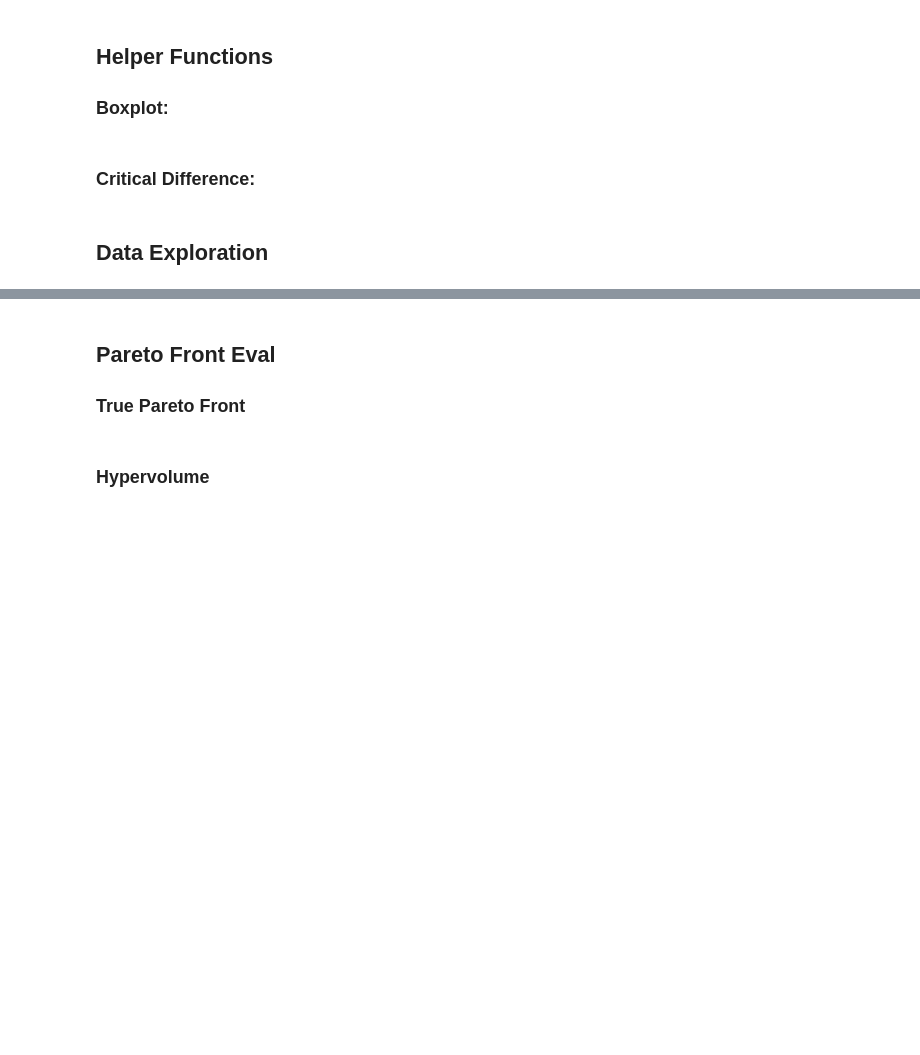
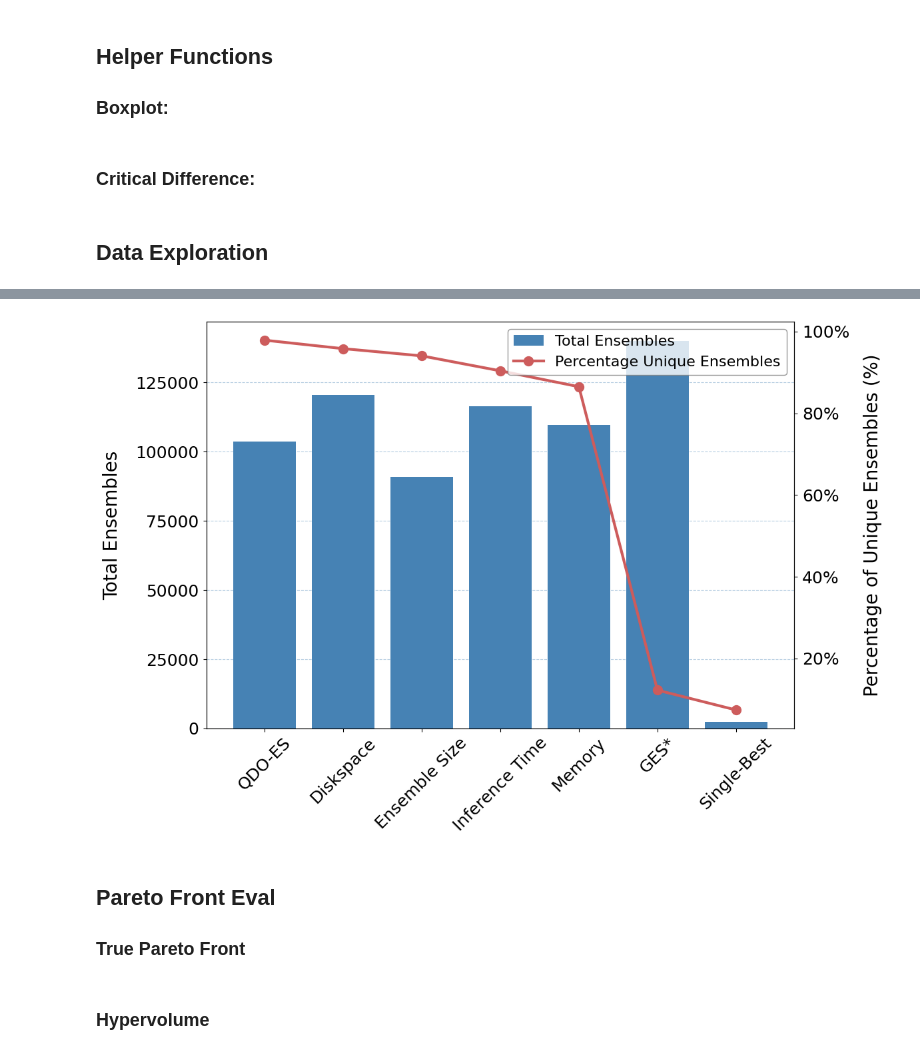
Before and after one commit to Atraxus/HA-ES, a Jupyter notebook: notebooks/plotting.ipynb, the cells around one changed output, grey strips where cells are left out. Saved outputs shown, nothing was run; the diff lists cells and outputs as text; code cells hidden in the pictures; blank space fills up the shorter version.

```diff
--- a/notebooks/plotting.ipynb
+++ b/notebooks/plotting.ipynb
@@ -14,11 +14,10 @@ import numpy as np
 import pandas as pd
 import pygmo as pg
 import seaborn as sns
+import os
+import sys
+sys.path.append("..")
 
-import math
-import os
-
-from autorank._util import get_sorted_rank_groups
 from autorank import autorank, plot_stats
 from tabrepo import load_repository
 
@@ -28,9 +27,10 @@ method_id_name_dict = {
     "QO": "QO-ES",
     "QDO": "QDO-ES",
     "ENS_SIZE_QDO": "Ensemble Size",
-    #"INFER_TIME_QDO": "Inference Time",
-    "INFER_TIME_QDO": "HAPEns",
-    "MEMORY_QDO": "Memory",
+    "INFER_TIME_QDO": "Inference Time",
+    #"INFER_TIME_QDO": "HAPEns",
+    #"MEMORY_QDO": "Memory",
+    "MEMORY_QDO": "HAPEns",
     "DISK_QDO": "Diskspace",
 }
 infer_time_weights = np.linspace(0, 1, num=20)[1:]
@@ -41,10 +41,10 @@ for id, name in zip(multi_ges_method_ids, multi_ges_method_names):
     method_id_name_dict[id] = name
 
 print("Loading data. This might take a while...")
-df = pd.read_csv("../data/full.csv")
+df = pd.read_csv("../data/base_ours_globalnorm.csv")
 
 # Map method IDs to names
-method_id_name_dict["MULTI_GES-0.79"] = "Multi-GES"
+# method_id_name_dict["MULTI_GES-0.68"] = "Multi-GES"
 if "method" in df.columns:
     df["method_name"] = df["method"].map(method_id_name_dict)
 else:
@@ -296,59 +343,61 @@ interactive_boxplot(df, column_options)
 import matplotlib.ticker as mticker
 # Group the DataFrame by 'method_name' and compute total and unique counts
 result_df = df.groupby('method_name').agg(
-    total_solutions=('models_used', 'count'),
-    unique_solutions=('models_used', 'nunique')
+    total_ensembles=('models_used', 'count'),
+    unique_ensembles=('models_used', 'nunique')
 ).reset_index()
 
-# Calculate the percentage of unique solutions
-result_df['percentage_unique_solutions'] = (
-    result_df['unique_solutions'] / result_df['total_solutions'] * 100
+# Calculate the percentage of unique ensembles
+result_df['percentage_unique_ensembles'] = (
+    result_df['unique_ensembles'] / result_df['total_ensembles'] * 100
 )
 
-# Sort the DataFrame by the percentage of unique solutions for clearer visualization
-result_df = result_df.sort_values('percentage_unique_solutions', ascending=False).reset_index(drop=True)
+# Sort the DataFrame by the percentage of unique ensembles for clearer visualization
+result_df = result_df.sort_values('percentage_unique_ensembles', ascending=False).reset_index(drop=True)
 
 
 color_total = 'steelblue'
 color_unique = 'indianred'
 fig, ax = plt.subplots(figsize=(12, 8))
-ax.bar(result_df['method_name'], result_df['total_solutions'], color=color_total, label='Total Solutions')
+ax.bar(result_df['method_name'], result_df['total_ensembles'], color=color_total, label='Total Ensembles')
 
-# --- Y-axis 1: Total Solutions ---
-ax.set_ylabel("Total Solutions", color='black', fontsize=20, labelpad=15)
+# --- Y-axis 1: Total Ensembles ---
+ax.set_ylabel("Total Ensembles", color='black', fontsize=20, labelpad=15)
 ax.tick_params(axis='y', labelcolor='black', pad=5, labelsize=18)
 ax.grid(axis='y', linestyle='--', color=color_total, alpha=0.4)
 ax.yaxis.set_major_locator(mticker.MaxNLocator(nbins=6, integer=True))
 ax2 = ax.twinx()
-ax2.plot(result_df['method_name'], result_df['percentage_unique_solutions'], color=color_unique, marker='o', linestyle='-', linewidth=3, markersize=10, label='Percentage Unique Solutions')
+ax2.plot(result_df['method_name'], result_df['percentage_unique_ensembles'], color=color_unique, marker='o', linestyle='-', linewidth=3, markersize=10, label='Percentage Unique Ensembles')
 
 # --- Y-axis 2: Percentage Unique ---
-ax2.set_ylabel('Percentage of Unique Solutions (%)', color='black', fontsize=20, labelpad=15)
+ax2.set_ylabel('Percentage of Unique Ensembles (%)', color='black', fontsize=20, labelpad=15)
 ax2.tick_params(axis='y', labelcolor='black', pad=5, labelsize=18)
 ax2.grid(False)
 ax2.yaxis.set_major_locator(mticker.MaxNLocator(nbins=6))
 ax2.yaxis.set_major_formatter(mticker.PercentFormatter())
 
 # --- Common Settings ---
 ax.tick_params(axis='x', rotation=45, labelsize=18)
 
 # --- Legend ---
 lines, labels = ax.get_legend_handles_labels()
 lines2, labels2 = ax2.get_legend_handles_labels()
 ax2.legend(
     lines + lines2,
     labels + labels2,
     loc='upper right',
     fontsize=16,
     frameon=True,
     facecolor='white',
     edgecolor='grey'
 )
 
 fig.tight_layout()
 plt.savefig("../plots/total-vs-unique-ensembles.png", dpi=300)
 plt.savefig("../plots/total-vs-unique-ensembles.pdf", dpi=300)
 plt.show()
+# %% [output]
+[figure, added]
 # %% [markdown]
 ## Pareto Front Eval
 
```
Also changed, not shown: parts of 13 cells of this notebook, 3 other files.
